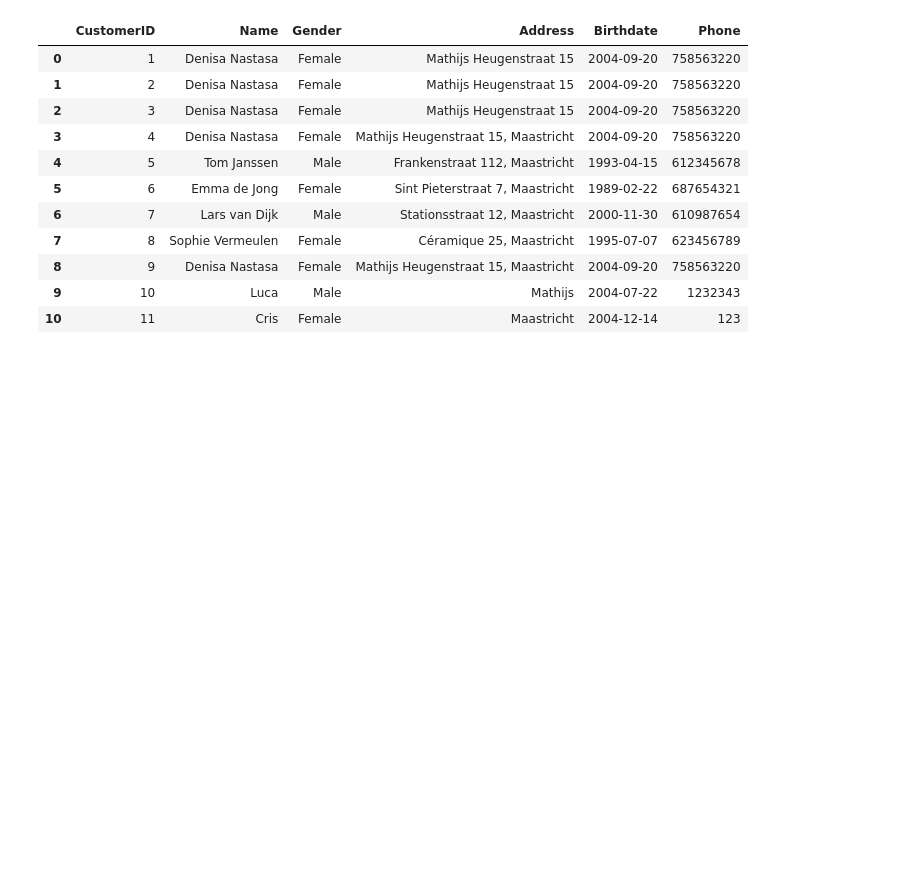
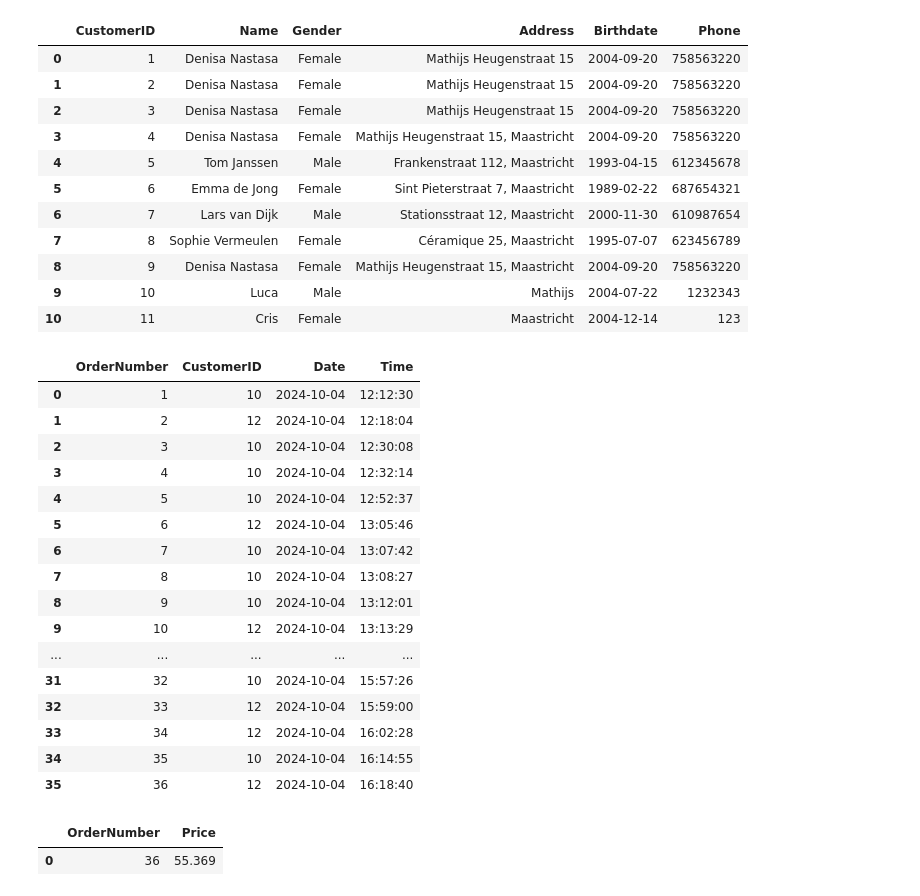
Before and after one commit to DenisaNst/DataBases, a Jupyter notebook: Project2.ipynb, the cells around one changed output. Cells and saved outputs as stored; diff of their text form; code cells hidden in the pictures; blank space fills up the shorter version.

```diff
--- a/Project2.ipynb
+++ b/Project2.ipynb
@@ -304,0 +317,27 @@ SELECT * FROM Customers;
+# %%
+%%sql
+SELECT * FROM OrderInfo;
+# %% [output]
+|  | OrderNumber | CustomerID | Date | Time |
+| 0 | 1 | 10 | 2024-10-04 | 12:12:30 |
+| 1 | 2 | 12 | 2024-10-04 | 12:18:04 |
+| 2 | 3 | 10 | 2024-10-04 | 12:30:08 |
+| 3 | 4 | 10 | 2024-10-04 | 12:32:14 |
+| 4 | 5 | 10 | 2024-10-04 | 12:52:37 |
+| 5 | 6 | 12 | 2024-10-04 | 13:05:46 |
+| 6 | 7 | 10 | 2024-10-04 | 13:07:42 |
+| 7 | 8 | 10 | 2024-10-04 | 13:08:27 |
+| 8 | 9 | 10 | 2024-10-04 | 13:12:01 |
+| 9 | 10 | 12 | 2024-10-04 | 13:13:29 |
+| ... | ... | ... | ... | ... |
+| 31 | 32 | 10 | 2024-10-04 | 15:57:26 |
+| 32 | 33 | 12 | 2024-10-04 | 15:59:00 |
+| 33 | 34 | 12 | 2024-10-04 | 16:02:28 |
+| 34 | 35 | 10 | 2024-10-04 | 16:14:55 |
+| 35 | 36 | 12 | 2024-10-04 | 16:18:40 |
+# %%
+%%sql
+SELECT * FROM OrderPrice;
+# %% [output]
+|  | OrderNumber | Price |
+| 0 | 36 | 55.369 |
```
Also changed, not shown: parts of 2 cells of this notebook, 3 other files.
